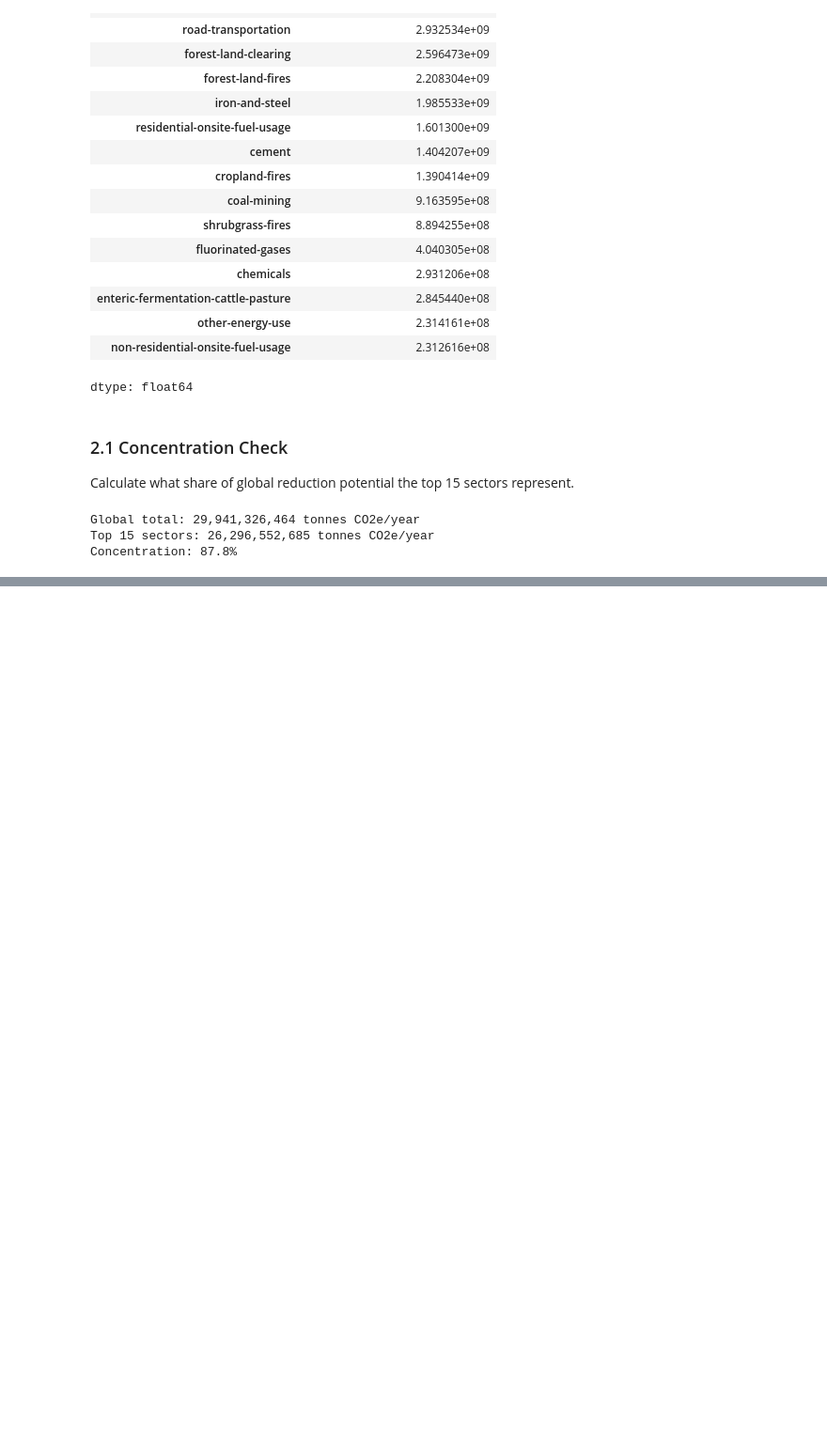
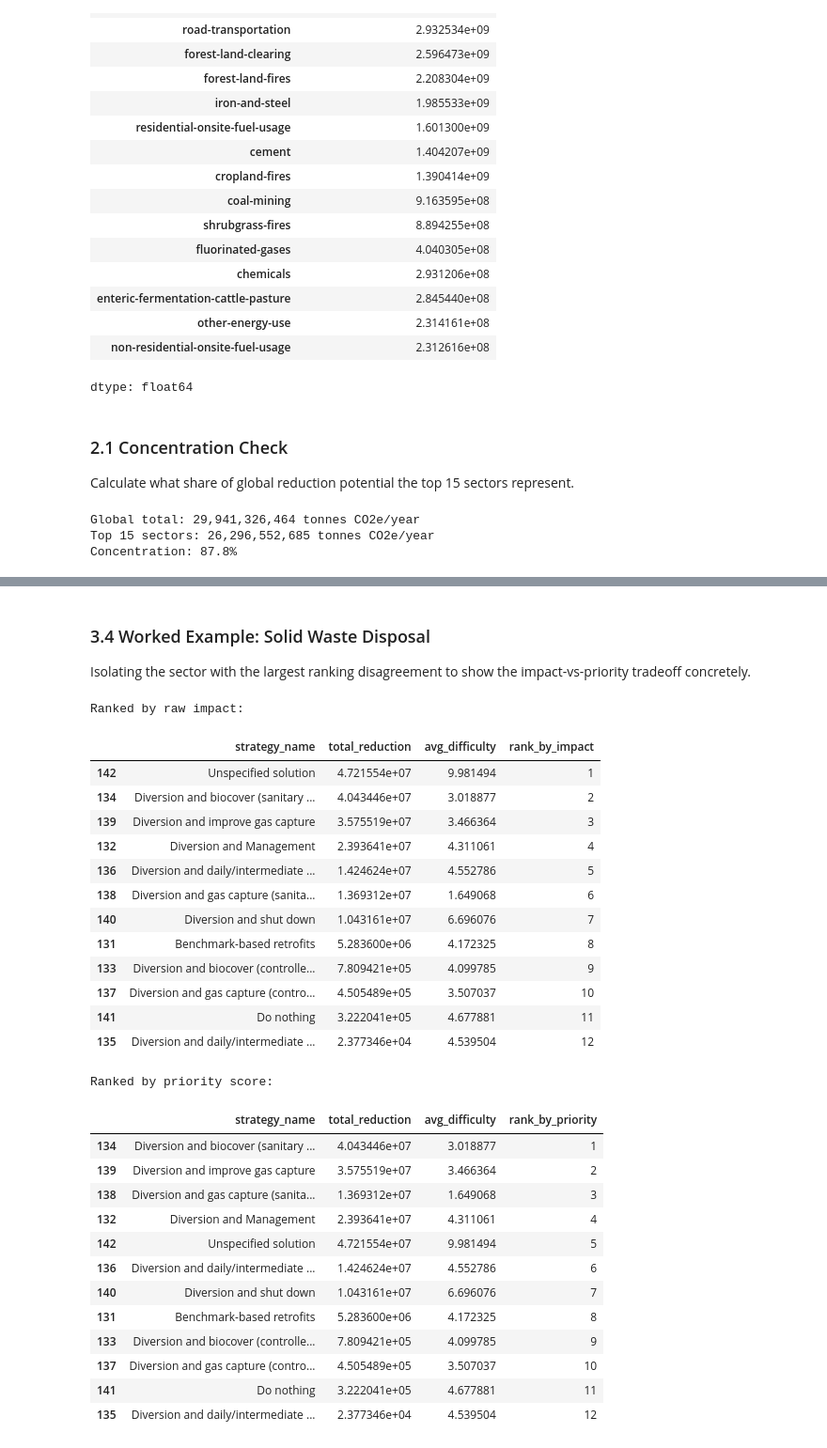
Before and after one commit to EseoheB/climate-emission-strategy-analysis, a Jupyter notebook: notebooks/climate_trace_analysis.ipynb, the cells around one changed output, grey strips where cells are left out. Shown at 94% size. Drawn from its saved outputs; the diff is of its cells as text; code cells hidden in the pictures; blank space fills up the shorter version.

```diff
--- a/notebooks/climate_trace_analysis.ipynb
+++ b/notebooks/climate_trace_analysis.ipynb
@@ -148,0 +226,42 @@ Concentration: 87.8%
+# %% [markdown]
+### 3.4 Worked Example: Solid Waste Disposal
+
+Isolating the sector with the largest ranking disagreement to show the
+impact-vs-priority tradeoff concretely.
+# %%
+swd = strategy_summary[strategy_summary['original_inventory_sector'] == 'solid-waste-disposal']
+
+print("Ranked by raw impact:")
+display(swd.sort_values('rank_by_impact')[['strategy_name', 'total_reduction', 'avg_difficulty', 'rank_by_impact']])
+
+print("\nRanked by priority score:")
+display(swd.sort_values('rank_by_priority')[['strategy_name', 'total_reduction', 'avg_difficulty', 'rank_by_priority']])
+# %% [output]
+Ranked by raw impact:
+|  | strategy_name | total_reduction | avg_difficulty | rank_by_impact |
+| 142 | Unspecified solution | 4.721554e+07 | 9.981494 | 1 |
+| 134 | Diversion and biocover (sanitary ... | 4.043446e+07 | 3.018877 | 2 |
+| 139 | Diversion and improve gas capture | 3.575519e+07 | 3.466364 | 3 |
+| 132 | Diversion and Management | 2.393641e+07 | 4.311061 | 4 |
+| 136 | Diversion and daily/intermediate ... | 1.424624e+07 | 4.552786 | 5 |
+| 138 | Diversion and gas capture (sanita... | 1.369312e+07 | 1.649068 | 6 |
+| 140 | Diversion and shut down | 1.043161e+07 | 6.696076 | 7 |
+| 131 | Benchmark-based retrofits | 5.283600e+06 | 4.172325 | 8 |
+| 133 | Diversion and biocover (controlle... | 7.809421e+05 | 4.099785 | 9 |
+| 137 | Diversion and gas capture (contro... | 4.505489e+05 | 3.507037 | 10 |
+| 141 | Do nothing | 3.222041e+05 | 4.677881 | 11 |
+| 135 | Diversion and daily/intermediate ... | 2.377346e+04 | 4.539504 | 12 |
+Ranked by priority score:
+|  | strategy_name | total_reduction | avg_difficulty | rank_by_priority |
+| 134 | Diversion and biocover (sanitary ... | 4.043446e+07 | 3.018877 | 1 |
+| 139 | Diversion and improve gas capture | 3.575519e+07 | 3.466364 | 2 |
+| 138 | Diversion and gas capture (sanita... | 1.369312e+07 | 1.649068 | 3 |
+| 132 | Diversion and Management | 2.393641e+07 | 4.311061 | 4 |
+| 142 | Unspecified solution | 4.721554e+07 | 9.981494 | 5 |
+| 136 | Diversion and daily/intermediate ... | 1.424624e+07 | 4.552786 | 6 |
+| 140 | Diversion and shut down | 1.043161e+07 | 6.696076 | 7 |
+| 131 | Benchmark-based retrofits | 5.283600e+06 | 4.172325 | 8 |
+| 133 | Diversion and biocover (controlle... | 7.809421e+05 | 4.099785 | 9 |
+| 137 | Diversion and gas capture (contro... | 4.505489e+05 | 3.507037 | 10 |
+| 141 | Do nothing | 3.222041e+05 | 4.677881 | 11 |
+| 135 | Diversion and daily/intermediate ... | 2.377346e+04 | 4.539504 | 12 |
```
Also changed, not shown: parts of 8 cells of this notebook.
